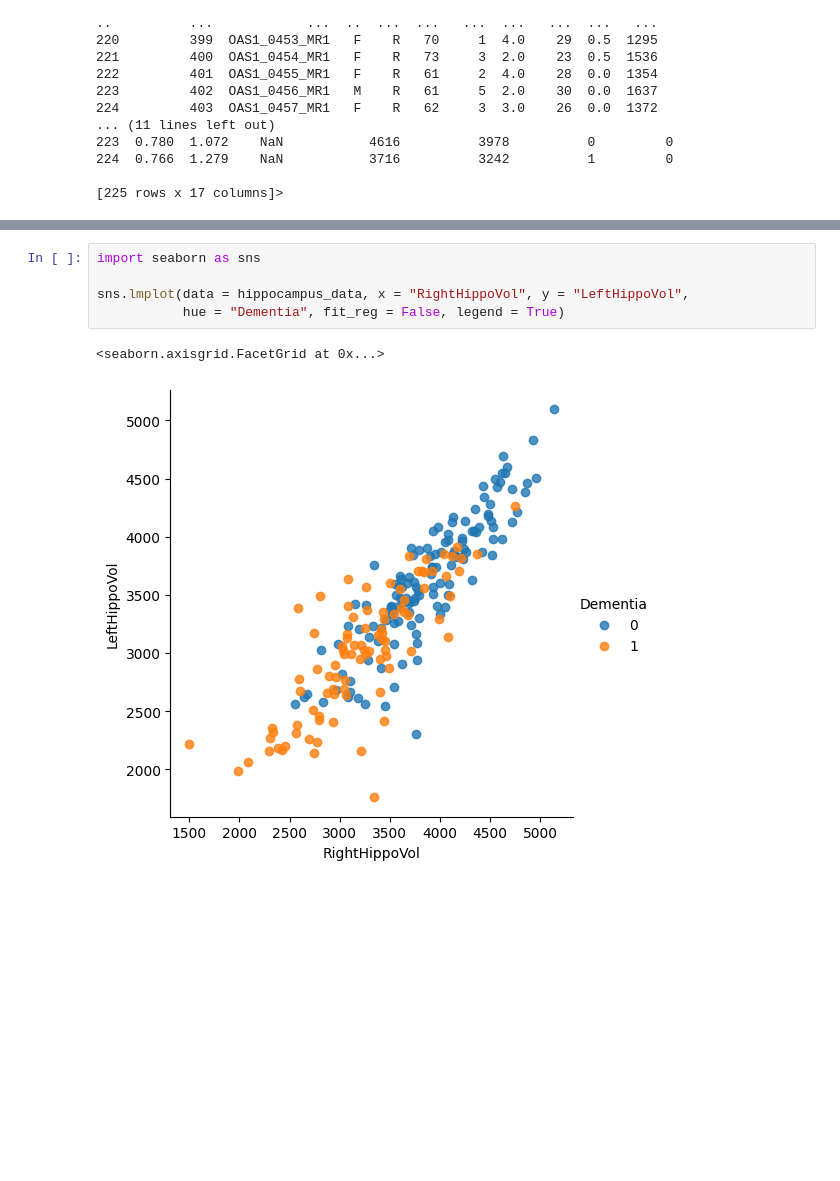
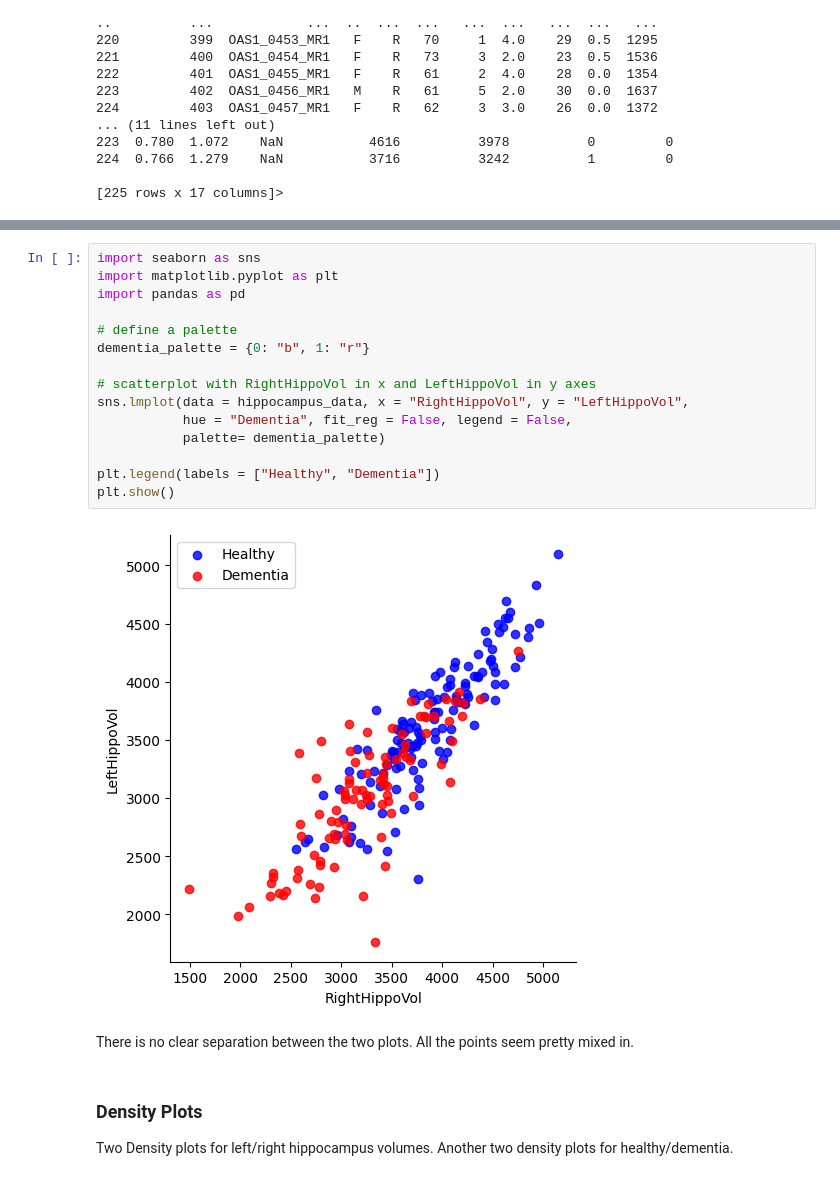
Before and after one commit to Tazering/UVA-CS, a Jupyter notebook: CS-3501_Zhang/tkj9ep_CS3501_PS1.ipynb, the cells around one changed output, grey strips where cells are left out. Saved outputs shown, nothing was run; the diff lists cells and outputs as text; blank space fills up the shorter version.

```diff
--- a/CS-3501_Zhang/tkj9ep_CS3501_PS1.ipynb
+++ b/CS-3501_Zhang/tkj9ep_CS3501_PS1.ipynb
@@ -166,8 +178,23 @@ hippocampus_data.describe
 # %%
 import seaborn as sns
+import matplotlib.pyplot as plt
+import pandas as pd
 
+# define a palette
+dementia_palette = {0: "b", 1: "r"}
+
+# scatterplot with RightHippoVol in x and LeftHippoVol in y axes
 sns.lmplot(data = hippocampus_data, x = "RightHippoVol", y = "LeftHippoVol",
-           hue = "Dementia", fit_reg = False, legend = True)
+           hue = "Dementia", fit_reg = False, legend = False,
+           palette= dementia_palette)
+
+plt.legend(labels = ["Healthy", "Dementia"])
+plt.show()
 # %% [output]
-<seaborn.axisgrid.FacetGrid at 0x...>
-[figure, old version]
+[figure, new version]
+# %% [markdown]
+There is no clear separation between the two plots. All the points seem pretty mixed in.
+# %% [markdown]
+### **Density Plots**
+
+Two Density plots for left/right hippocampus volumes. Another two density plots for healthy/dementia.
```
Also changed, not shown: parts of 16 cells of this notebook.
